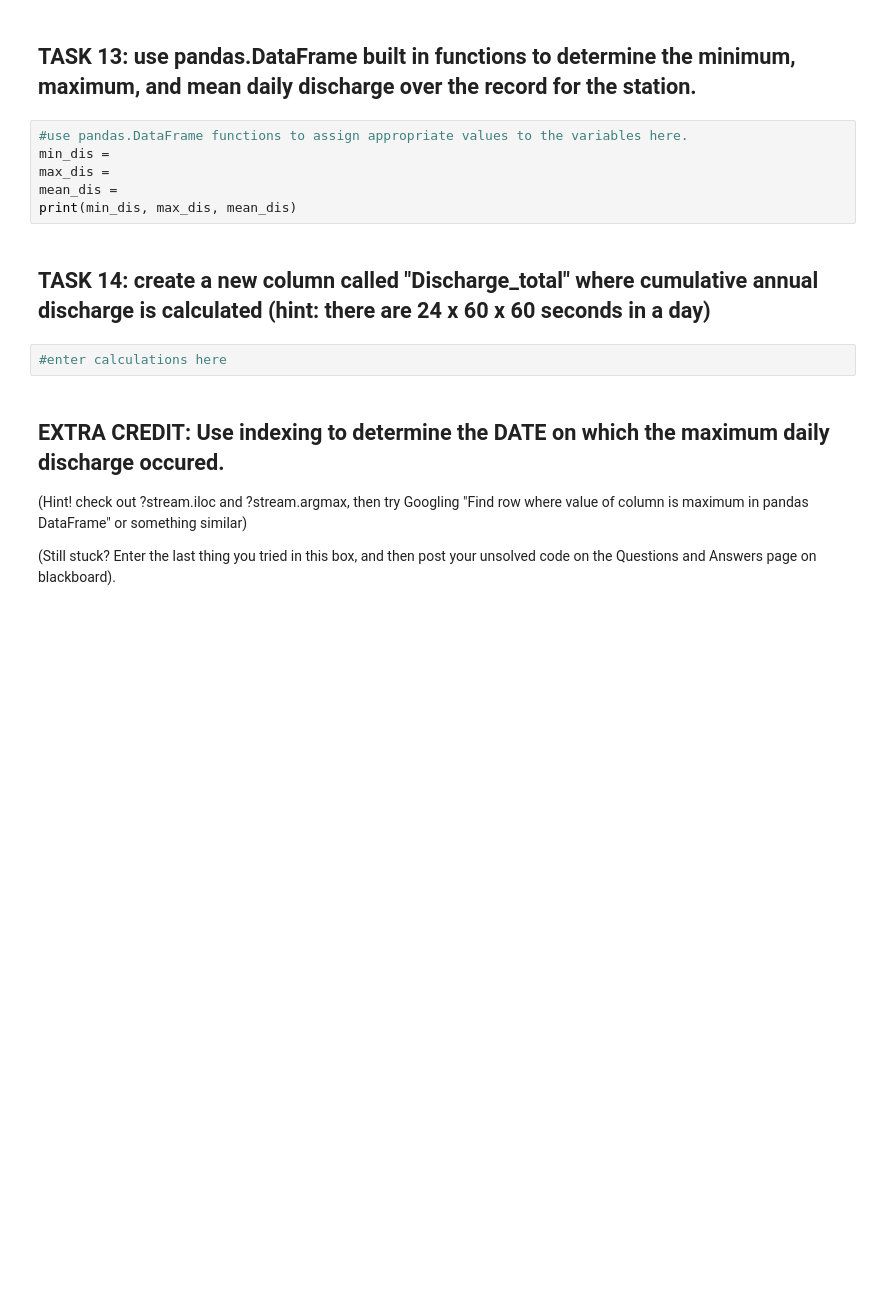
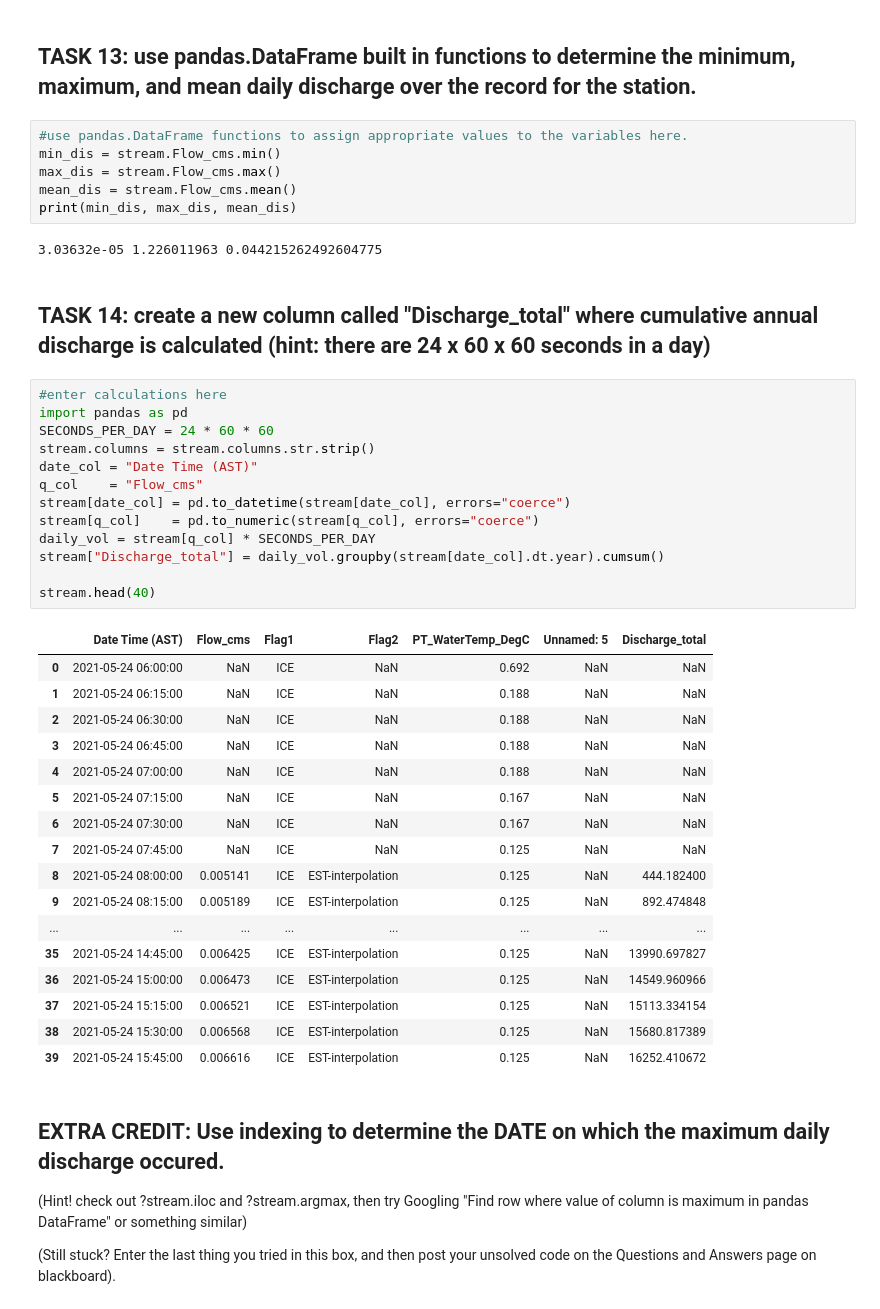
Before and after one commit to sajjadmv/WaterDig, a Jupyter notebook: CodeSprints/Python101.ipynb, the cells around one changed output. Saved outputs shown, nothing was run; the diff lists cells and outputs as text; blank space fills up the shorter version.

```diff
--- a/CodeSprints/Python101.ipynb
+++ b/CodeSprints/Python101.ipynb
@@ -442,14 +614,45 @@ stream.
 ## TASK 13: use pandas.DataFrame built in functions to determine the minimum, maximum, and mean daily discharge over the record for the station.
 # %%
 #use pandas.DataFrame functions to assign appropriate values to the variables here.
-min_dis =
-max_dis =
-mean_dis =
+min_dis = stream.Flow_cms.min()
+max_dis = stream.Flow_cms.max()
+mean_dis = stream.Flow_cms.mean()
 print(min_dis, max_dis, mean_dis)
+# %% [output]
+3.03632e-05 1.226011963 0.044215262492604775
 # %% [markdown]
 ## TASK 14: create a new column called "Discharge_total" where cumulative annual discharge is calculated (hint: there are 24 x 60 x 60 seconds in a day)
-# %%
-#enter calculations here
+# %%
+#enter calculations here
+import pandas as pd
+SECONDS_PER_DAY = 24 * 60 * 60
+stream.columns = stream.columns.str.strip()
+date_col = "Date Time (AST)"
+q_col    = "Flow_cms"
+stream[date_col] = pd.to_datetime(stream[date_col], errors="coerce")
+stream[q_col]    = pd.to_numeric(stream[q_col], errors="coerce")
+daily_vol = stream[q_col] * SECONDS_PER_DAY
+stream["Discharge_total"] = daily_vol.groupby(stream[date_col].dt.year).cumsum()
+
+stream.head(40)
+# %% [output]
+|  | Date Time (AST) | Flow_cms | Flag1 | Flag2 | PT_WaterTemp_DegC | Unnamed: 5 | Discharge_total |
+| 0 | 2021-05-24 06:00:00 | NaN | ICE | NaN | 0.692 | NaN | NaN |
+| 1 | 2021-05-24 06:15:00 | NaN | ICE | NaN | 0.188 | NaN | NaN |
+| 2 | 2021-05-24 06:30:00 | NaN | ICE | NaN | 0.188 | NaN | NaN |
+| 3 | 2021-05-24 06:45:00 | NaN | ICE | NaN | 0.188 | NaN | NaN |
+| 4 | 2021-05-24 07:00:00 | NaN | ICE | NaN | 0.188 | NaN | NaN |
+| 5 | 2021-05-24 07:15:00 | NaN | ICE | NaN | 0.167 | NaN | NaN |
+| 6 | 2021-05-24 07:30:00 | NaN | ICE | NaN | 0.167 | NaN | NaN |
+| 7 | 2021-05-24 07:45:00 | NaN | ICE | NaN | 0.125 | NaN | NaN |
+| 8 | 2021-05-24 08:00:00 | 0.005141 | ICE | EST-interpolation | 0.125 | NaN | 444.182400 |
+| 9 | 2021-05-24 08:15:00 | 0.005189 | ICE | EST-interpolation | 0.125 | NaN | 892.474848 |
+| ... | ... | ... | ... | ... | ... | ... | ... |
+| 35 | 2021-05-24 14:45:00 | 0.006425 | ICE | EST-interpolation | 0.125 | NaN | 13990.697827 |
+| 36 | 2021-05-24 15:00:00 | 0.006473 | ICE | EST-interpolation | 0.125 | NaN | 14549.960966 |
+| 37 | 2021-05-24 15:15:00 | 0.006521 | ICE | EST-interpolation | 0.125 | NaN | 15113.334154 |
+| 38 | 2021-05-24 15:30:00 | 0.006568 | ICE | EST-interpolation | 0.125 | NaN | 15680.817389 |
+| 39 | 2021-05-24 15:45:00 | 0.006616 | ICE | EST-interpolation | 0.125 | NaN | 16252.410672 |
 # %% [markdown]
 ## EXTRA CREDIT: Use indexing to determine the DATE on which the maximum daily discharge occured.
 (Hint! check out ?stream.iloc and ?stream.argmax, then try Googling "Find row where value of column is maximum in pandas DataFrame" or something similar)
```
Also changed, not shown: parts of 29 cells of this notebook.
